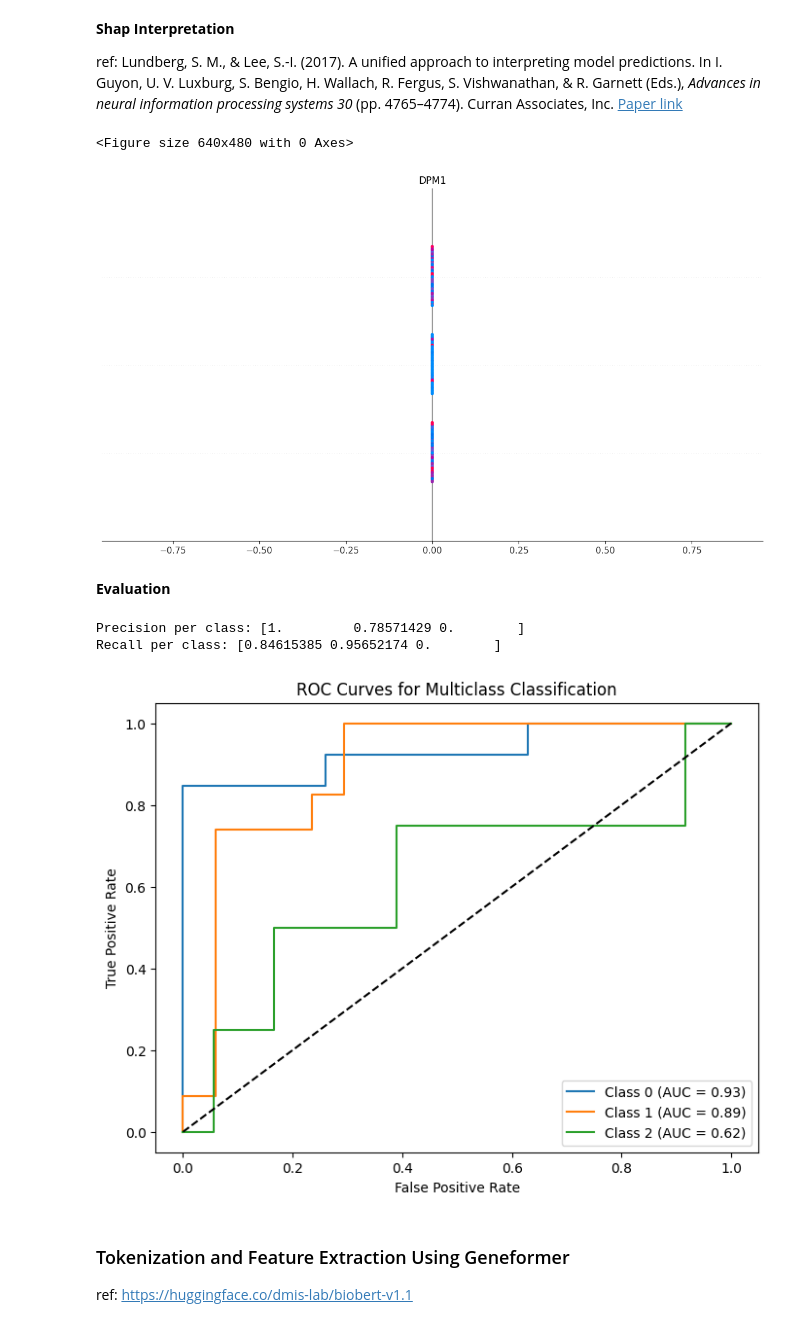
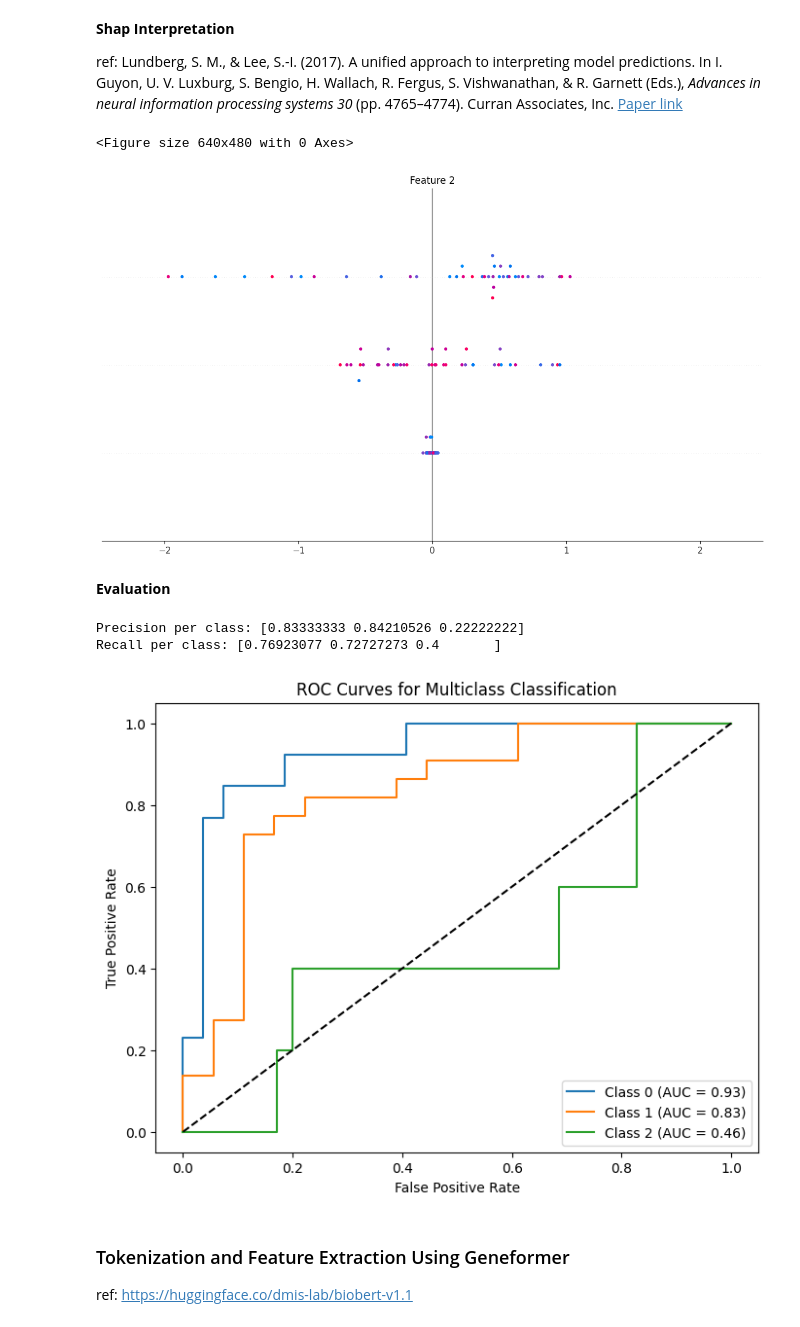
Before and after one commit to Kitiyaparnnn/NSCLC, a Jupyter notebook: train.ipynb, the cells around one changed output. Cells and saved outputs as stored; diff of their text form; code cells hidden in the pictures.

```diff
--- a/train.ipynb
+++ b/train.ipynb
@@ -91,31 +208,27 @@ Use Cases:
 - Recommendation systems
 - Click-through rate (CTR) prediction in advertising
 - Medical diagnosis and genomic analysis
-# %%
-# Split data
-X_train, X_test, y_train, y_test = train_test_split(gene_data, labels, test_size=0.2, random_state=42)
-
-# Convert to LightGBM dataset
-train_data = lgb.Dataset(X_train, label=y_train)
-test_data = lgb.Dataset(X_test, label=y_test, reference=train_data)
-# %%
-from imblearn.over_sampling import SMOTE
-smote = SMOTE(random_state=42)
-X_train_res, y_train_res = smote.fit_resample(X_train, y_train)
 # %% [markdown]
 **Training**
+# %%
+# Convert to LightGBM dataset
+train_data = lgb.Dataset(X_train_res, label=y_train_res)
+test_data = lgb.Dataset(X_test_pca, label=y_test, reference=train_data)
 # %%
 # Define parameters for LightGBM
 params = {
     'boosting_type': 'gbdt',
-    'num_leaves': 31,
-    'max_depth': -1,
-    'learning_rate': 0.05,
+    'num_leaves': 15,
+    'max_depth': 5,
+    'learning_rate': 0.1,
     'objective': 'multiclass',
     'num_class': 3,
-    'class_weight': class_weights
+    'is_unbalance': True,
+    'lambda_l1': 0.1,
+    'lambda_l2': 0.1,
+    'min_data_in_leaf': 20,
+    'metric': 'multi_logloss'
 }
-
 
 # Train model
 model = lgb.train(params, train_data, num_boost_round=100)
@@ -132,52 +262,52 @@ ref: Lundberg, S. M., & Lee, S.-I. (2017). A unified approach to interpreting mo
 # %%
 # SHAP explanation
 explainer = shap.TreeExplainer(model)
-shap_values = explainer.shap_values(X_test)
+shap_values = explainer.shap_values(X_test_pca)
 
 # Summary plot
-shap.summary_plot(shap_values, X_test, class_names=["Squamous Cell", "AC Unspecified", "Large Cell/NOS"])
+shap.summary_plot(shap_values, X_test_pca, class_names=["Squamous Cell", "AC Unspecified", "Large Cell/NOS"])
 # %% [output]
 <Figure size 640x480 with 0 Axes>
-[figure, old version]
+[figure, new version]
 # %% [markdown]
 **Evaluation**
 # %%
 # Convert probabilities to predicted classes
-y_pred = model.predict(X_test)
+y_pred = model.predict(X_test_pca)
 y_pred_classes = np.argmax(y_pred, axis=1)  # Get the predicted class
 
 # Precision & Recall
 precision = precision_score(y_test, y_pred_classes, average=None)  # Per-class precision
 recall = recall_score(y_test, y_pred_classes, average=None)  # Per-class recall
 
 print("Precision per class:", precision)
 print("Recall per class:", recall)
 
 # Binarize labels for ROC computation (One-vs-Rest strategy)
 y_test_bin = label_binarize(y_test, classes=[0, 1, 2])  # Modify class labels accordingly
 n_classes = y_test_bin.shape[1]
 
 # Compute ROC curve and ROC AUC
 fpr, tpr, roc_auc = {}, {}, {}
 for i in range(n_classes):
     fpr[i], tpr[i], _ = roc_curve(y_test_bin[:, i], y_pred[:, i])
     roc_auc[i] = auc(fpr[i], tpr[i])
 
 # Plot ROC curves
 plt.figure(figsize=(8, 6))
 for i in range(n_classes):
     plt.plot(fpr[i], tpr[i], label=f"Class {i} (AUC = {roc_auc[i]:.2f})")
 
 plt.plot([0, 1], [0, 1], "k--")  # Diagonal line for reference
 plt.xlabel("False Positive Rate")
 plt.ylabel("True Positive Rate")
 plt.title("ROC Curves for Multiclass Classification")
 plt.legend(loc="lower right")
 plt.show()
 # %% [output]
-Precision per class: [1.         0.78571429 0.        ]
-Recall per class: [0.84615385 0.95652174 0.        ]
+Precision per class: [0.83333333 0.84210526 0.22222222]
+Recall per class: [0.76923077 0.72727273 0.4       ]
-[figure, old version]
+[figure, new version]
 # %% [markdown]
 ### Tokenization and Feature Extraction Using Geneformer
 ref: https://huggingface.co/dmis-lab/biobert-v1.1
```
Also changed, not shown: parts of 18 cells of this notebook.
